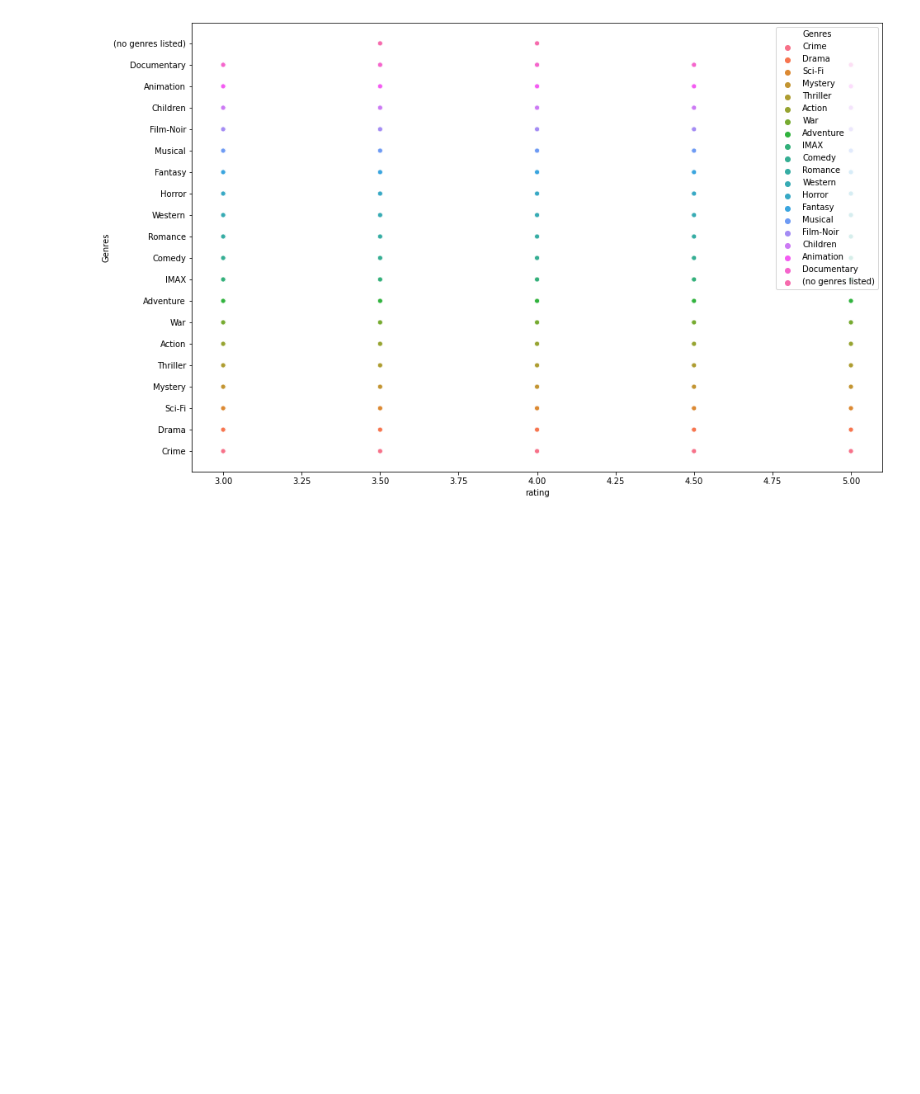
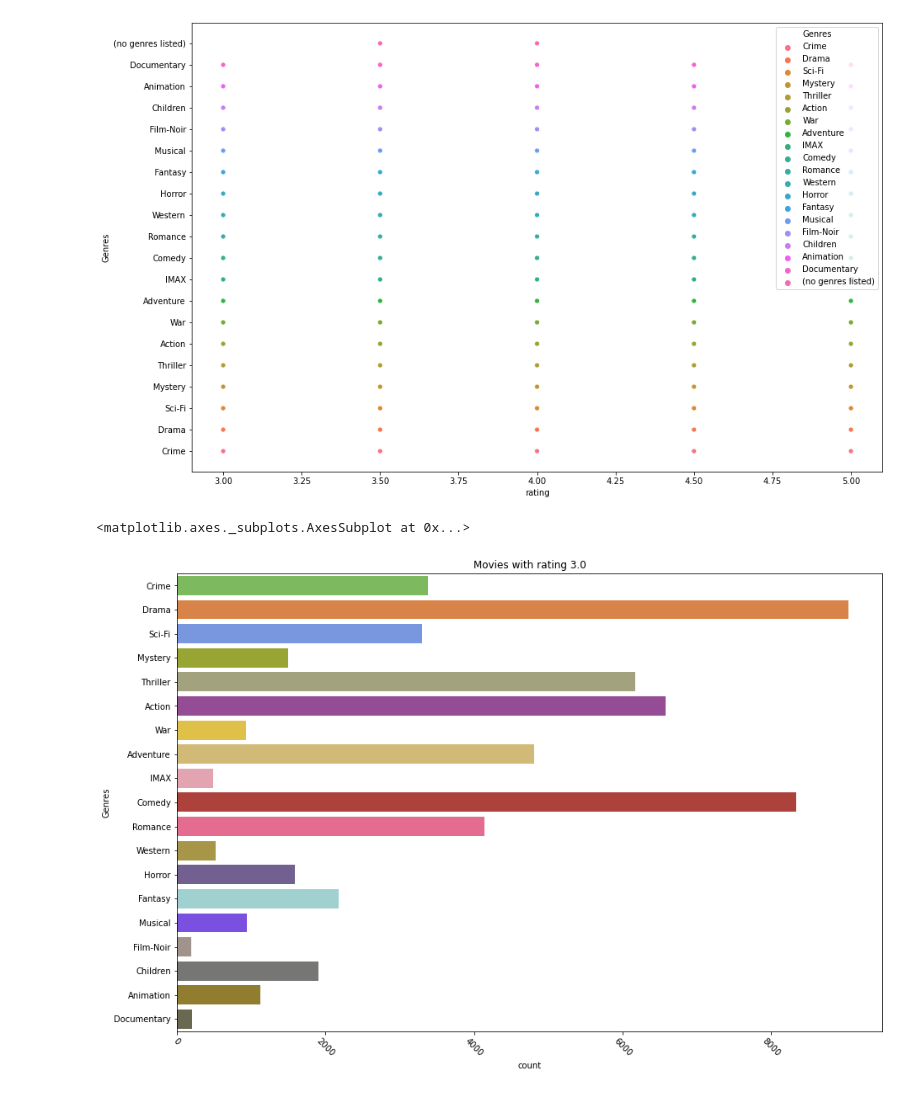
Before and after one commit to slickHnaa/Movies-Assignment-HNAA, a Jupyter notebook: Movies Assignment HNAA.ipynb, the cells around one changed output. Cells and saved outputs as stored; diff of their text form; code cells hidden in the pictures; blank space fills up the shorter version.

```diff
--- a/Movies Assignment HNAA.ipynb
+++ b/Movies Assignment HNAA.ipynb
@@ -291,3 +291,22 @@ High_Rating
 # %% [output]
 <matplotlib.axes._subplots.AxesSubplot at 0x...>
 [figure]
+# %%
+RA30 = Movies.loc[Movies['rating'] == 3.0]
+RA35 = Movies.loc[Movies['rating'] == 3.5]
+RA40 = Movies.loc[Movies['rating'] == 4.0]
+RA45 = Movies.loc[Movies['rating'] == 4.5]
+RA50 = Movies.loc[Movies['rating'] == 5.0]
+# %%
+movies_colors = [ '#78C850', '#F08030', '#6890F0', '#A8B820', '#A8A878',
+                 '#A040A0','#F8D030', '#E0C068', '#EE99AC', '#C03028',
+                 '#F85888', '#B8A038', '#705898', '#98D8D8', '#7038F8',
+                 '#A29288', '#767775', '#A1871F', '#6D6D4E', '#A13959']
+# %%
+PR30 = sns.countplot(y = 'Genres', data = RA30, palette = movies_colors)
+plt.xticks(rotation = -45)
+plt.title('Movies with rating 3.0')
+PR30
+# %% [output]
+<matplotlib.axes._subplots.AxesSubplot at 0x...>
+[figure, added]
```
Also changed, not shown: parts of 4 cells of this notebook.
